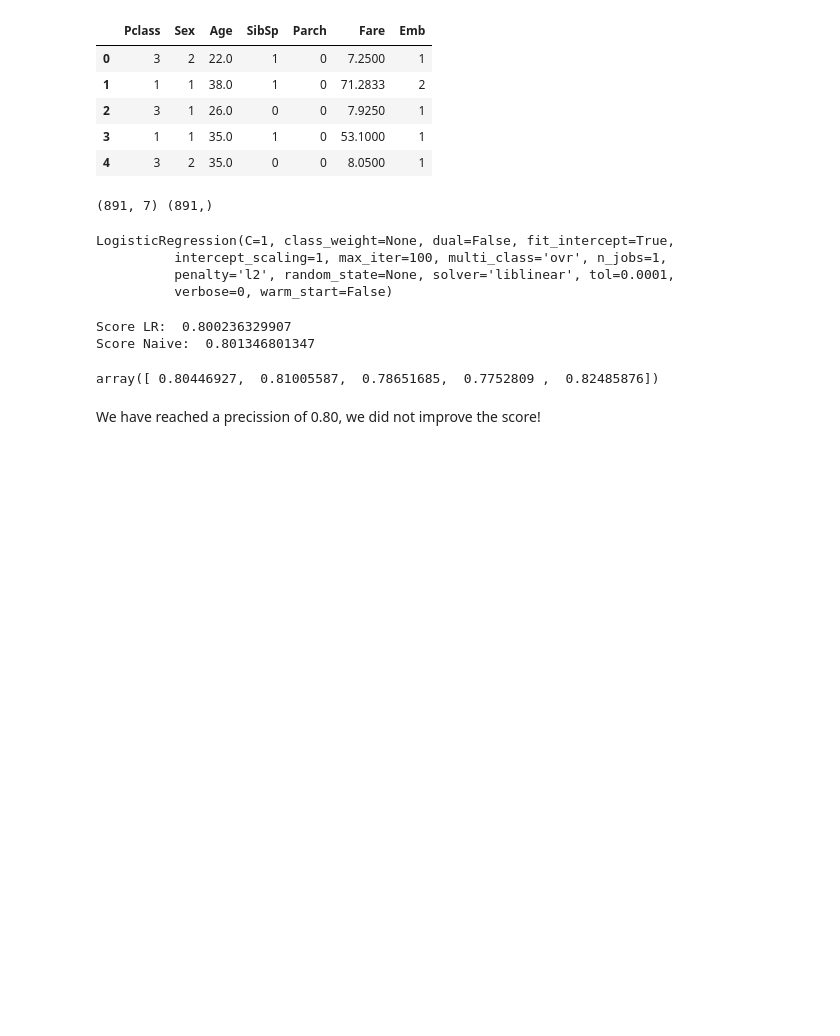
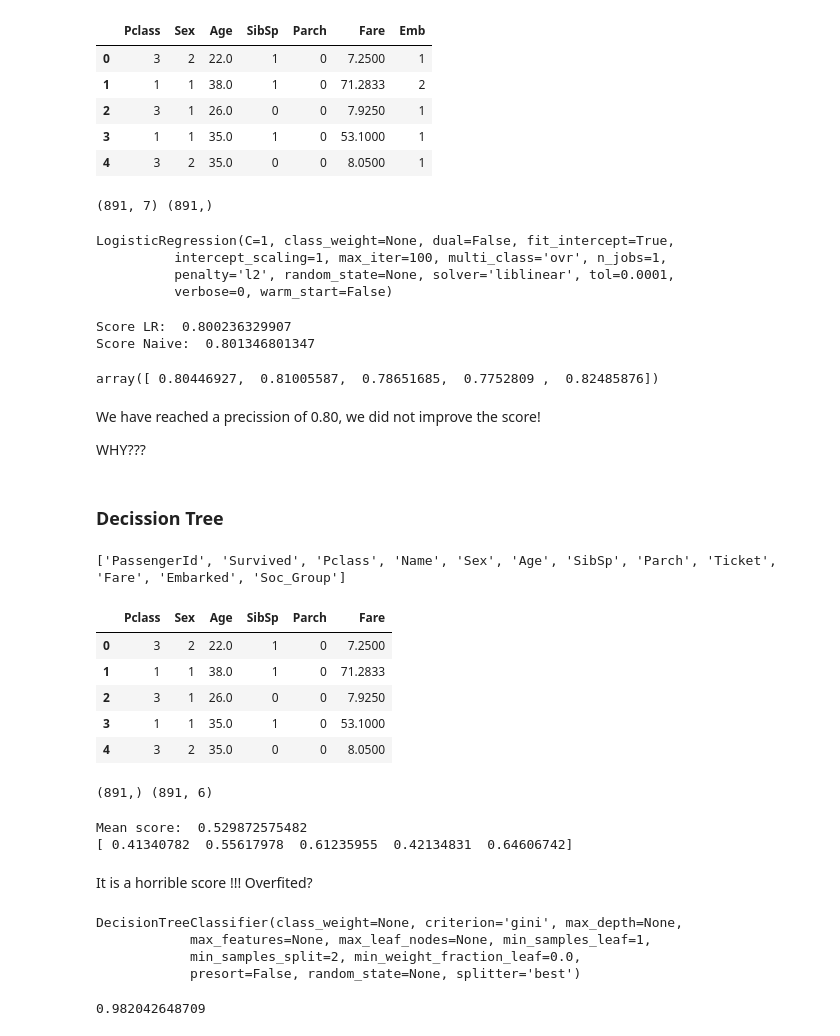
Before and after one commit to SaucePan1/Titanic-Kaggle, a Jupyter notebook: Titanic, Machine Learning prediction.ipynb, the cells around one changed output. Drawn from its saved outputs; the diff is of its cells as text; code cells hidden in the pictures; blank space fills up the shorter version.

```diff
--- a/Titanic, Machine Learning prediction.ipynb
+++ b/Titanic, Machine Learning prediction.ipynb
@@ -285,3 +285,7 @@ Score Naive:  0.801346801347
 array([ 0.80446927,  0.81005587,  0.78651685,  0.7752809 ,  0.82485876])
 # %% [markdown]
 We have reached a precission of 0.80, we did not improve the score!
+
+WHY???
+# %% [markdown]
+### Decission Tree
@@ -287,0 +297,56 @@ We have reached a precission of 0.80, we did not improve the score!
+# %%
+print list(data.columns)
+# %% [output]
+['PassengerId', 'Survived', 'Pclass', 'Name', 'Sex', 'Age', 'SibSp', 'Parch', 'Ticket', 'Fare', 'Embarked', 'Soc_Group']
+# %%
+features_tree = ['Pclass', 'Sex', 'Age', 'SibSp', 'Parch', 'Fare']
+# %%
+LR[features_tree].head()
+# %% [output]
+|  | Pclass | Sex | Age | SibSp | Parch | Fare |
+| 0 | 3 | 2 | 22.0 | 1 | 0 | 7.2500 |
+| 1 | 1 | 1 | 38.0 | 1 | 0 | 71.2833 |
+| 2 | 3 | 1 | 26.0 | 0 | 0 | 7.9250 |
+| 3 | 1 | 1 | 35.0 | 1 | 0 | 53.1000 |
+| 4 | 3 | 2 | 35.0 | 0 | 0 | 8.0500 |
+# %%
+X_dt = LR[features_tree].values
+y = data.Survived.values
+
+print y.shape, X_dt.shape
+# %% [output]
+(891,) (891, 6)
+# %%
+kf = KFold(n=y.shape[0], n_folds=5)
+acc = np.zeros((5,))
+scaler = StandardScaler()
+i=0
+for train_index, test_index in kf:
+    X_train, X_test = X_dt[train_index], X_dt[test_index]
+    y_train, y_test = y[train_index], y[test_index]
+    X_train =scaler.fit_transform(X_train)
+    dt = tree.DecisionTreeClassifier()
+    dt.fit(X_train,y_train)
+    ypred = dt.predict(X_test)
+    acc[i] = metrics.accuracy_score(y[test_index], ypred)
+    i=i+1
+print 'Mean score: ', np.mean(acc)
+print acc
+# %% [output]
+Mean score:  0.529872575482
+[ 0.41340782  0.55617978  0.61235955  0.42134831  0.64606742]
+# %% [markdown]
+It is a horrible score !!! Overfited?
+# %%
+dt.fit(X_dt, y)
+# %% [output]
+DecisionTreeClassifier(class_weight=None, criterion='gini', max_depth=None,
+            max_features=None, max_leaf_nodes=None, min_samples_leaf=1,
+            min_samples_split=2, min_weight_fraction_leaf=0.0,
+            presort=False, random_state=None, splitter='best')
+# %%
+yhat = dt.predict(X_dt)
+score = metrics.accuracy_score(y, yhat)
+print score
+# %% [output]
+0.982042648709
```
Also changed, not shown: parts of 3 cells of this notebook.
